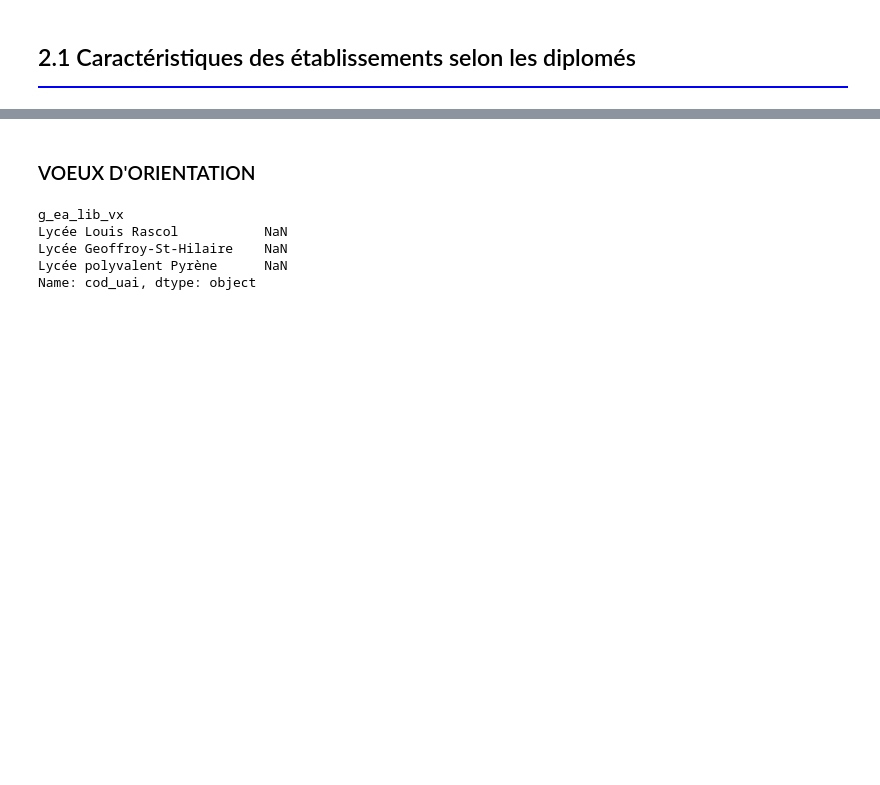
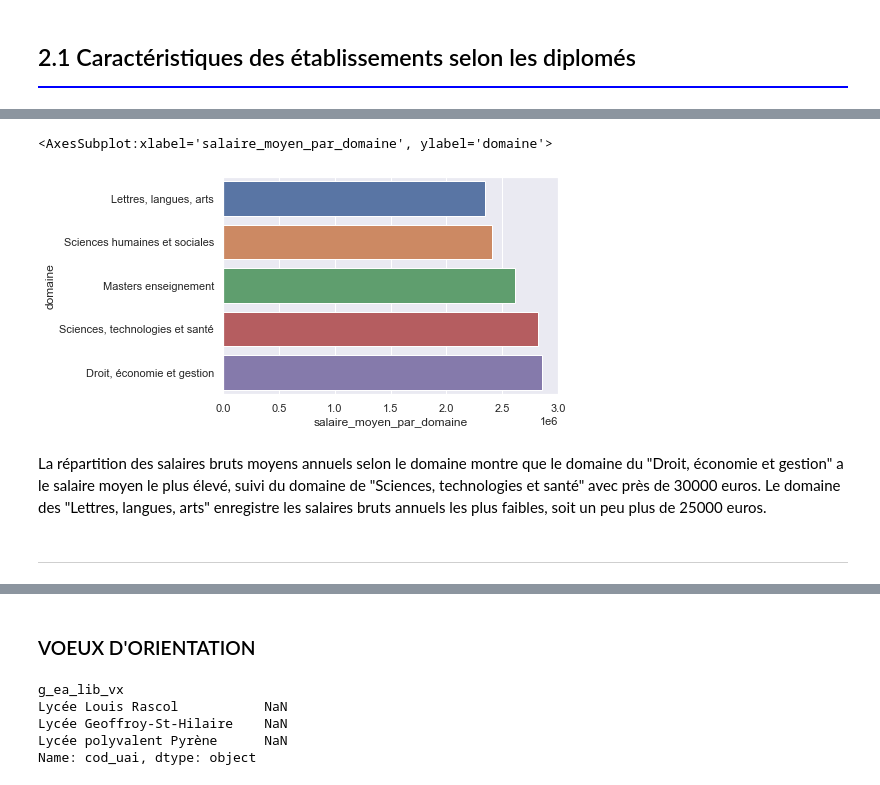
Before and after one commit to DouloSOW/Depot, a Jupyter notebook: principal_script.ipynb, the cells around one changed output, grey strips where cells are left out. Cells and saved outputs as stored; diff of their text form; code cells hidden in the pictures; blank space fills up the shorter version.

```diff
--- a/principal_script.ipynb
+++ b/principal_script.ipynb
@@ -917,10 +898,8 @@ sns.barplot(x="nb_femmes_inserees", y="discipline", data=df_g2)
 # %%
 #création variable nombre de diplomés boursiers
-df[df['de_diplomes_boursiers'] == 'ns'] = np.nan
-df[df['de_diplomes_boursiers'] == 'nd'] = np.nan
 
-df["de_diplomes_boursiers"] = df["de_diplomes_boursiers"].astype('float64')
-df["nombre_de_reponses"] = df["nombre_de_reponses"].astype('float64')
+df_insertion["de_diplomes_boursiers"] = df_insertion["de_diplomes_boursiers"].astype('float64')
+df_insertion["nombre_de_reponses"] = df_insertion["nombre_de_reponses"].astype('float64')
 
-df['nb_de_diplomes_boursiers']= df["de_diplomes_boursiers"]*df["nombre_de_reponses"]
+df_insertion['nb_de_diplomes_boursiers']= df_insertion["de_diplomes_boursiers"]*df_insertion["nombre_de_reponses"]/100
 # %%
@@ -948,10 +934,10 @@ sns.barplot(x="nb_boursiers_inseres", y="discipline", data=df_g2)
 # %%
 #création variable nombre d'emplois stables
-df[df['emplois_stables'] == 'ns'] = np.nan
-df[df['emplois_stables'] == 'nd'] = np.nan
+df_insertion[df_insertion['emplois_stables'] == 'ns'] = np.nan
+df_insertion[df_insertion['emplois_stables'] == 'nd'] = np.nan
 
-df["emplois_stables"] = df["emplois_stables"].astype('float64')
-df["nombre_de_reponses"] = df["nombre_de_reponses"].astype('float64')
+df_insertion["emplois_stables"] = df_insertion["emplois_stables"].astype('float64')
+df_insertion["nombre_de_reponses"] = df_insertion["nombre_de_reponses"].astype('float64')
 
-df['nb_emplois_stables']= df["emplois_stables"]*df["nombre_de_reponses"]
+df_insertion['nb_emplois_stables']= df_insertion["emplois_stables"]*df_insertion["nombre_de_reponses"]/100
 # %%
@@ -979,6 +972,9 @@ sns.barplot(x="nb_emplois_stables_inseres", y="discipline", data=df_g2)
 # %%
 #création variable salaires bruts annuels estimés
-df[df['salaire_brut_annuel_estime'] == 'ns'] = np.nan
-df[df['salaire_brut_annuel_estime'] == 'nd'] = np.nan
+df_insertion[df_insertion['salaire_brut_annuel_estime'] == 'ns'] = np.nan
+df_insertion[df_insertion['salaire_brut_annuel_estime'] == 'nd'] = np.nan
 
-df["salaire_brut_annuel_estime"] = df["salaire_brut_annuel_estime"].astype('float64')
+df_insertion["salaire_brut_annuel_estime"] = df_insertion["salaire_brut_annuel_estime"].astype('float64')
+
+#création de la variable salaire pondéré
+df_insertion["salaire_brut_pond"] = df_insertion["salaire_brut_annuel_estime"]*df_insertion['nb_insertion']
@@ -985,5 +1008,7 @@ df["salaire_brut_annuel_estime"] = df["salaire_brut_annuel_estime"].astype('floa
 # %%
 # Répartition des salaires bruts annuels /discipline
-df_g =df.groupby(['discipline']).sum('salaire_brut_annuel_estime')
-df_g.reset_index(inplace = True)
-sns.barplot(x="salaire_brut_annuel_estime", y="discipline", data=df_g)
+df_g6 =df_insertion.groupby(['domaine'])[['nb_insertion', 'salaire_brut_pond']].sum()
+# Calcul du salaire moyen par domaine
+df_g6['salaire_moyen_par_domaine'] = df_g6['salaire_brut_pond']/df_g6['nb_insertion']*100
+
+df_g6.sort_values('salaire_moyen_par_domaine', inplace=True)
@@ -1121,0 +1024,10 @@ contr_tri
+# %%
+df_g6.reset_index(inplace = True)
+sns.barplot(x="salaire_moyen_par_domaine", y="domaine", data=df_g6)
+# %% [output]
+<AxesSubplot:xlabel='salaire_moyen_par_domaine', ylabel='domaine'>
+[figure, added]
+# %% [markdown]
+La répartition des salaires bruts moyens annuels selon le domaine montre que le domaine du "Droit, économie et gestion" a le salaire moyen le plus élevé, suivi du domaine de "Sciences, technologies et santé" avec près de 30000 euros. Le domaine des "Lettres, langues, arts" enregistre les salaires bruts annuels les plus faibles, soit un peu plus de 25000 euros.
+# %% [markdown]
+----------------------------------------------------------------
```
Also changed, not shown: parts of 166 cells of this notebook, 4 other files.
